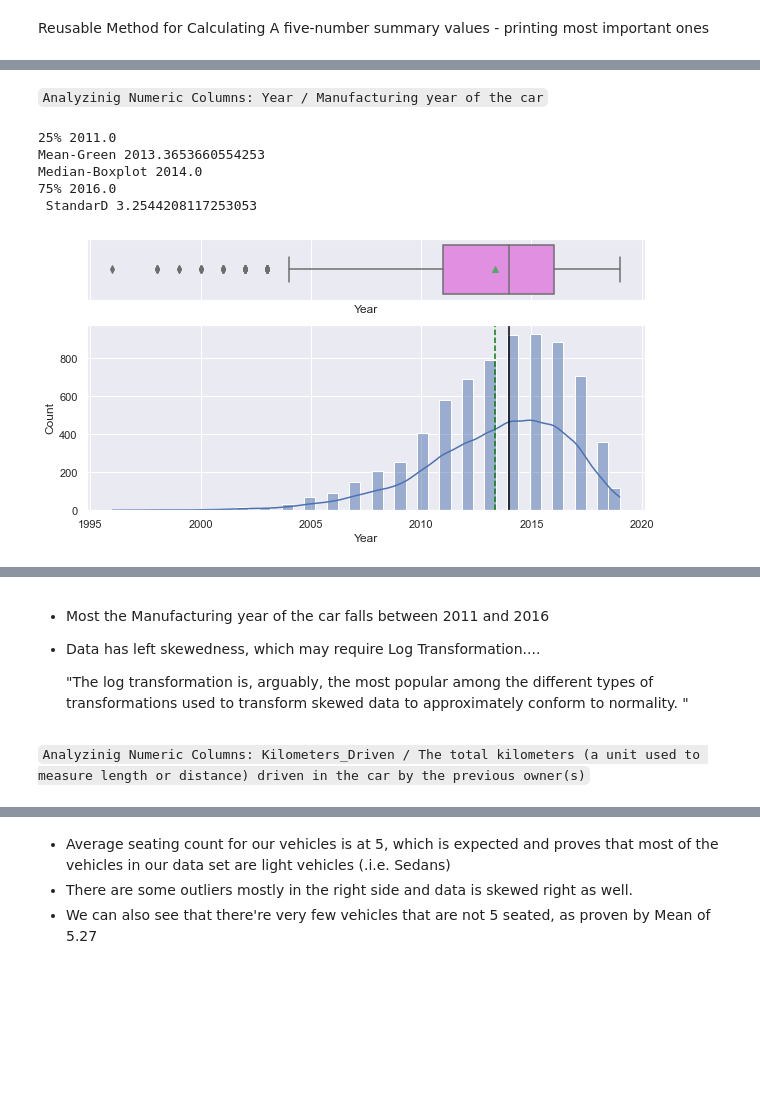
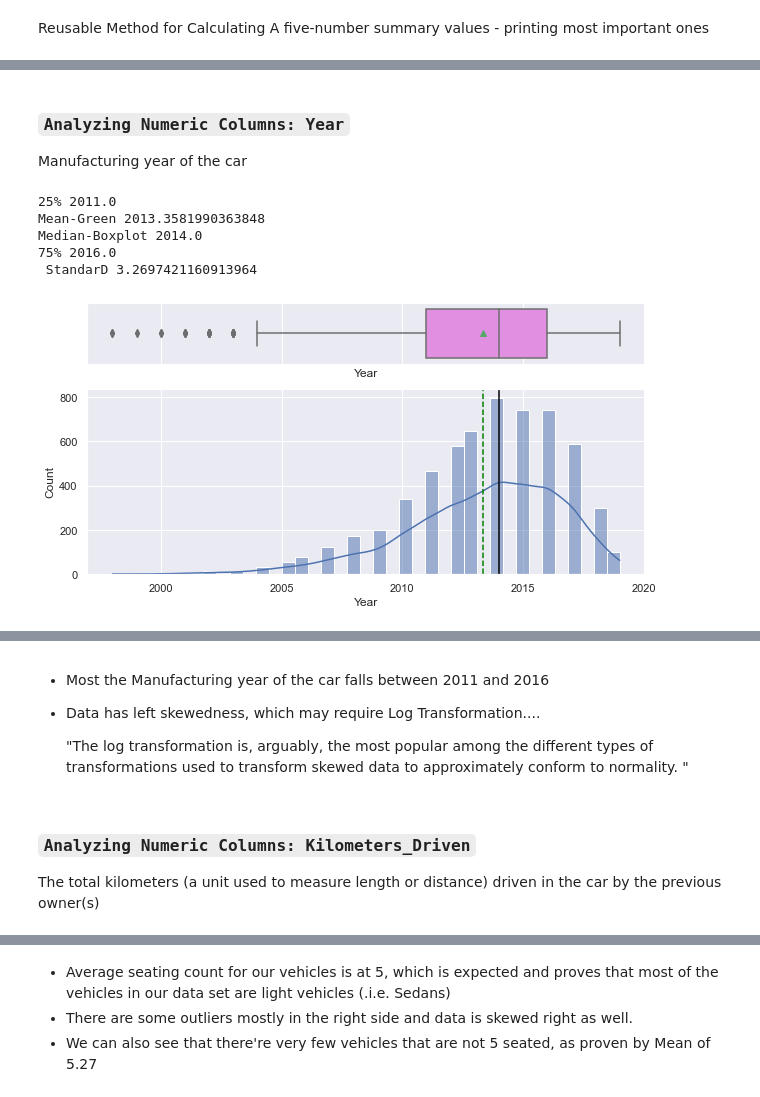
Before and after one commit to miricoder/projects, a Jupyter notebook: Supervised_Learning_Regression/Cars4U_Project.ipynb, the cells around one changed output, grey strips where cells are left out. Drawn from its saved outputs; the diff is of its cells as text; code cells hidden in the pictures; blank space fills up the shorter version.

```diff
--- a/Supervised_Learning_Regression/Cars4U_Project.ipynb
+++ b/Supervised_Learning_Regression/Cars4U_Project.ipynb
@@ -433,0 +464,2 @@ dtype: int64
+# %%
+df2.dropna(subset=["Price"], inplace=True)
@@ -433,0 +468,3 @@ dtype: int64
+# %%
+# let us reset the dataframe index
+df2.reset_index(inplace=True, drop=True)
@@ -540,10 +568,10 @@ dtype: int64
 # Using `fillna` with a numeric volumn
 # We need to make sure of the column sequence to stay as per data column sequence, otherwise some rows
 # won't be impupted into their mean value
-numeric_cols = ["Mileage", "Engine", "Power", "Seats", "Price"]
+numeric_cols = ["Mileage", "Engine", "Power", "Seats"]
 for i in numeric_cols:
-    print(df[i].isnull().sum())
-    df[i].fillna(df[i].mean(), inplace=True)  # mean imputation
-    df[i].isnull().sum()
+    print(df2[i].isnull().sum())
+    df2[i].fillna(df2[i].median(), inplace=True)  # mean imputation
+    df2[i].isnull().sum()
 # %% [output]
 2
@@ -760,20 +878,20 @@ def labeled_barplot(data, feature, perc=False, n=None):
 # %% [markdown]
 Reusable Method for Calculating A five-number summary values - printing most important ones
 # %%
-def five_number_summary(column_name):
+def five_number_summary(data, column_name):
     """
     column_name: name of the column that should be searched and stats described for
     """
     # To get the 25%quantile
-    _25p = df[column_name].quantile(0.25)
+    _25p = data[column_name].quantile(0.25)
     # To get the median
-    _median = df[column_name].median()
+    _median = data[column_name].median()
     # To get the mean
-    _mean = df[column_name].mean()
+    _mean = data[column_name].mean()
     # To get the 75%Quantile
-    _75p = df[column_name].quantile(0.75)
+    _75p = data[column_name].quantile(0.75)
     # To get the Standard Deviation
-    std = df[column_name].std()
+    std = data[column_name].std()
     print(
         "25%",
         _25p,
@@ -791,17 +909,18 @@ def five_number_summary(column_name):
 # %% [output]
 [interactive output not drawn]
 # %% [markdown]
-`Analyzinig Numeric Columns: Year / Manufacturing year of the car`
+### `Analyzing Numeric Columns: Year`
+Manufacturing year of the car
 # %%
-five_number_summary("Year")
-hist_box(df, "Year")
+five_number_summary(df2, "Year")
+hist_box(df2, "Year")
 # %% [output]
 25% 2011.0
-Mean-Green 2013.3653660554253
+Mean-Green 2013.3581990363848
 Median-Boxplot 2014.0
 75% 2016.0
- StandarD 3.2544208117253053
+ StandarD 3.2697421160913964
-[figure, old version]
+[figure, new version]
 [interactive output not drawn]
 # %% [markdown]
 - Most the Manufacturing year of the car falls between 2011 and 2016
@@ -809,5 +928,6 @@ Median-Boxplot 2014.0
 
      "The log transformation is, arguably, the most popular among the different types of transformations used to transform skewed data to approximately conform to normality. "
 # %% [markdown]
-`Analyzinig Numeric Columns: Kilometers_Driven / The total kilometers (a unit used to measure length or distance) driven in the car by the previous owner(s)`
+### `Analyzing Numeric Columns: Kilometers_Driven`
+The total kilometers (a unit used to measure length or distance) driven in the car by the previous owner(s)
 # %%
```
Also changed, not shown: parts of 156 cells of this notebook, 5 other files.
